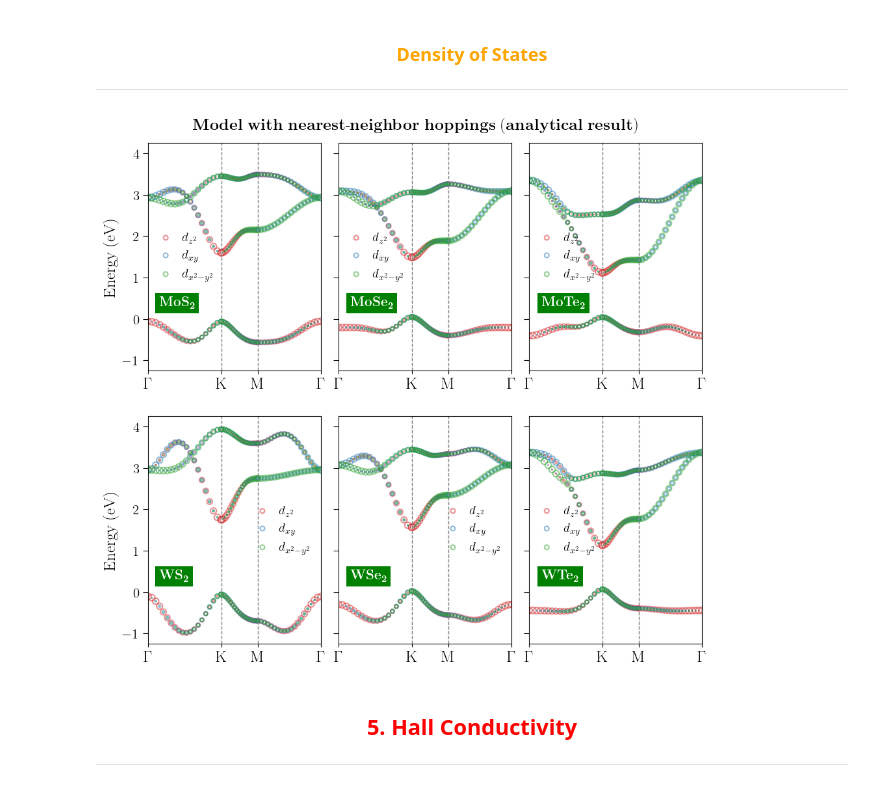
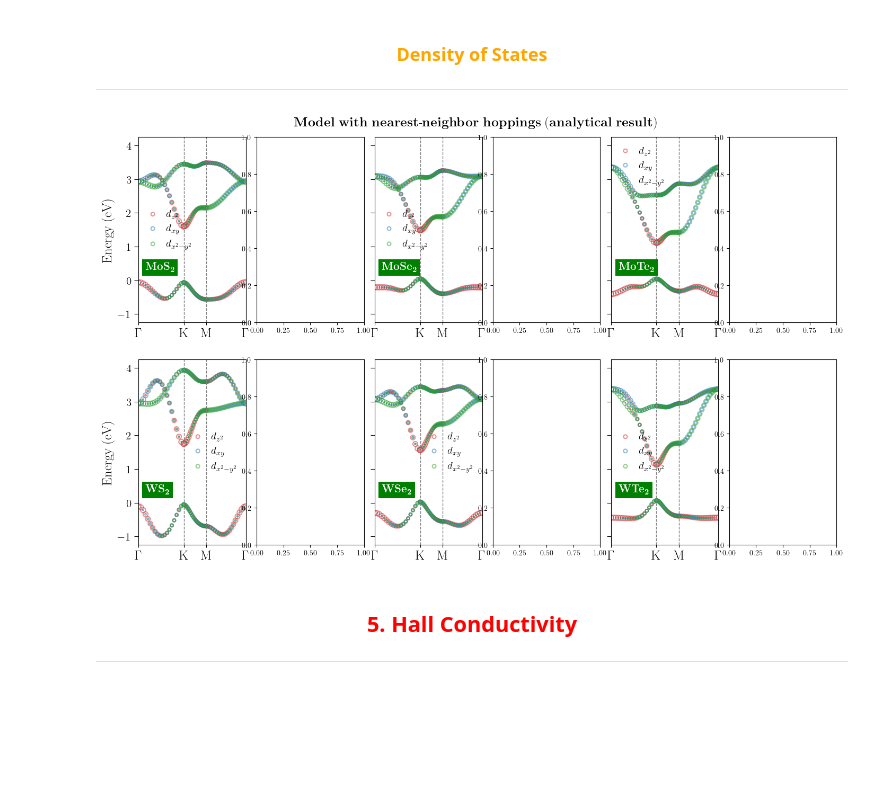
Before and after one commit to KJohnmar/INL-OBELIX-2026, a Jupyter notebook: TMDs/TMDs-monolayers.ipynb, the cells around one changed output. Cells and saved outputs as stored; diff of their text form; code cells hidden in the pictures; blank space fills up the shorter version.

```diff
--- a/TMDs/TMDs-monolayers.ipynb
+++ b/TMDs/TMDs-monolayers.ipynb
@@ -1417,49 +1417,57 @@ def plot_Projected_Bands(ax, k_axis, HS_axis, bands, w_z2, w_xy, w_x2y2, name):
 # %%
 def main_BandStructure_1N_analytically():
     # Adjust the figure size to fit both plots side-by-side
-    fig = plt.figure(figsize=(11, 10))
+    fig = plt.figure(figsize=(17, 10))
 
     # Create the gridspec
-    gs_main = gridspec.GridSpec(2, 3, figure=fig, wspace=0.1)
+    gs_main = gridspec.GridSpec(2, 6, figure=fig, wspace=0.1)
 
     # Create the subplots
     ax1 = fig.add_subplot(gs_main[0, 0])
     ax2 = fig.add_subplot(gs_main[0, 1])
     ax3 = fig.add_subplot(gs_main[0, 2])
-    ax4 = fig.add_subplot(gs_main[1, 0])
-    ax5 = fig.add_subplot(gs_main[1, 1])
-    ax6 = fig.add_subplot(gs_main[1, 2])
+    ax4 = fig.add_subplot(gs_main[0, 3])
+    ax5 = fig.add_subplot(gs_main[0, 4])
+    ax6 = fig.add_subplot(gs_main[0, 5])
+    ax7 = fig.add_subplot(gs_main[1, 0])
+    ax8 = fig.add_subplot(gs_main[1, 1])
+    ax9 = fig.add_subplot(gs_main[1, 2])
+    ax10 = fig.add_subplot(gs_main[1, 3])
+    ax11 = fig.add_subplot(gs_main[1, 4])
+    ax12 = fig.add_subplot(gs_main[1, 5])
 
     # Custom high-symmetry points (No write "a"):
     Gamma = np.array([0, 0])
     K = np.array([4*np.pi/3, 0])
     M = np.array([np.pi, np.pi/(np.sqrt(3))])
     HS_points = np.array([Gamma, K, M, Gamma])
 
-    axes = [   ax1,     ax2,     ax3,   ax4,    ax5,    ax6]
+    axes = [   ax1,     ax3,     ax5,   ax7,    ax9,    ax11]
     tmds = ["MoS2", "MoSe2", "MoTe2", "WS2", "WSe2", "WTe2"]
 
     for ax, name in zip(axes, tmds):
         # Calculate common axes and data
         k_ax, hs_ax, bands, band_z2, band_xy, band_x2y2 = calculate_TMDs_with_projections(20, name, HS_points, "1N", "GGA", soc=False)
 
         # Plot using your refactored plotting function
         plot_Projected_Bands(ax, k_ax, hs_ax, bands, band_z2, band_xy, band_x2y2, name)
+
+    axes = [   ax2,     ax4,     ax6,   ax8,    ax10,    ax12]
 
     fig.suptitle(r"$\mathbf{Model\ with\ nearest\text{-}neighbor\ hoppings\ (analytical\ result)}$", fontsize=18, fontweight=900, y=0.92)
 
     # Finalization
     plt.tight_layout()
     #plt.subplots_adjust(left=0.05, right=0.95, bottom=0.05, top=0.95,
     #                      hspace=0.4, wspace=0.4)
 
     plt.show()
     plt.close()
 
 if __name__ == "__main__":
     main_BandStructure_1N_analytically()
 # %% [output]
-[figure, old version]
+[figure, new version]
 # %% [markdown]
 <h1 align="center"></h1>
 
```
